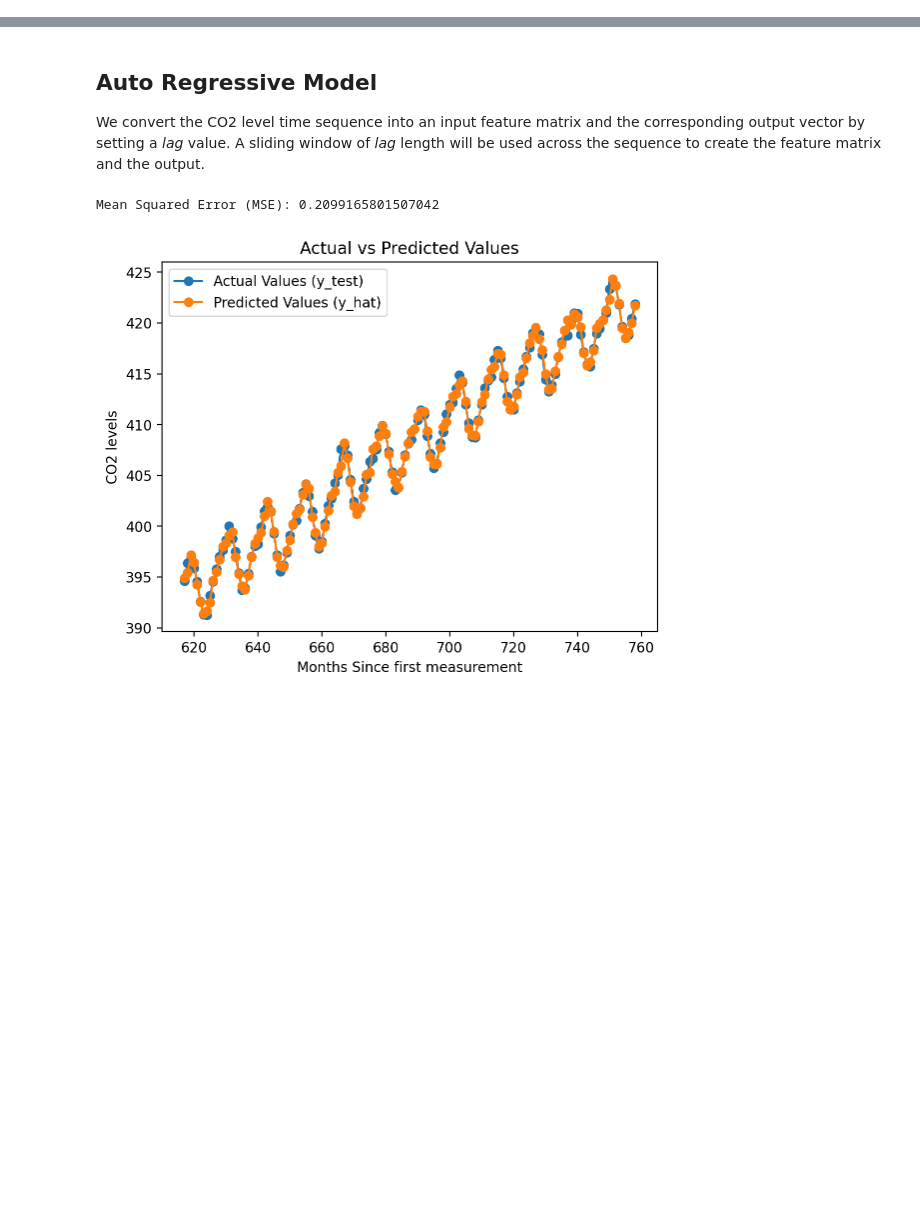
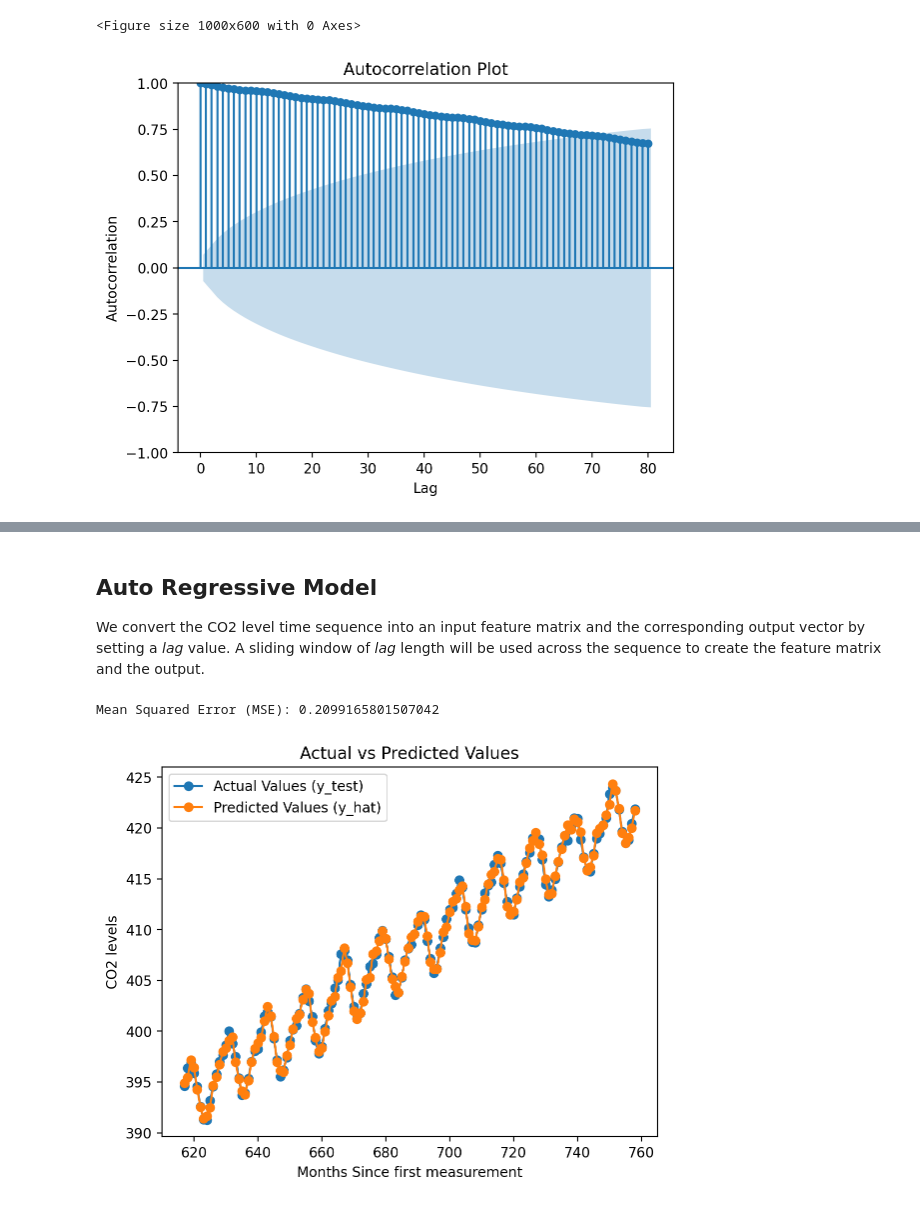
Before and after one commit to nipunbatra/ml-teaching, a Jupyter notebook: notebooks/autoregressive_model.ipynb, the cells around one changed output, grey strips where cells are left out. Saved outputs shown, nothing was run; the diff lists cells and outputs as text; code cells hidden in the pictures; blank space fills up the shorter version.

```diff
--- a/notebooks/autoregressive_model.ipynb
+++ b/notebooks/autoregressive_model.ipynb
@@ -45,0 +108,13 @@ plt.plot(X, y)
+# %%
+y_co = pd.Series(y)
+# %%
+
+# Plot the autocorrelation function (ACF) using statsmodels
+plt.figure(figsize=(10, 6))
+plot_acf(y_co, lags=80, title='Autocorrelation Plot')
+plt.xlabel('Lag')
+plt.ylabel('Autocorrelation')
+plt.show()
+# %% [output]
+<Figure size 1000x600 with 0 Axes>
+[figure, added]
```
Also changed, not shown: parts of 34 cells of this notebook.
